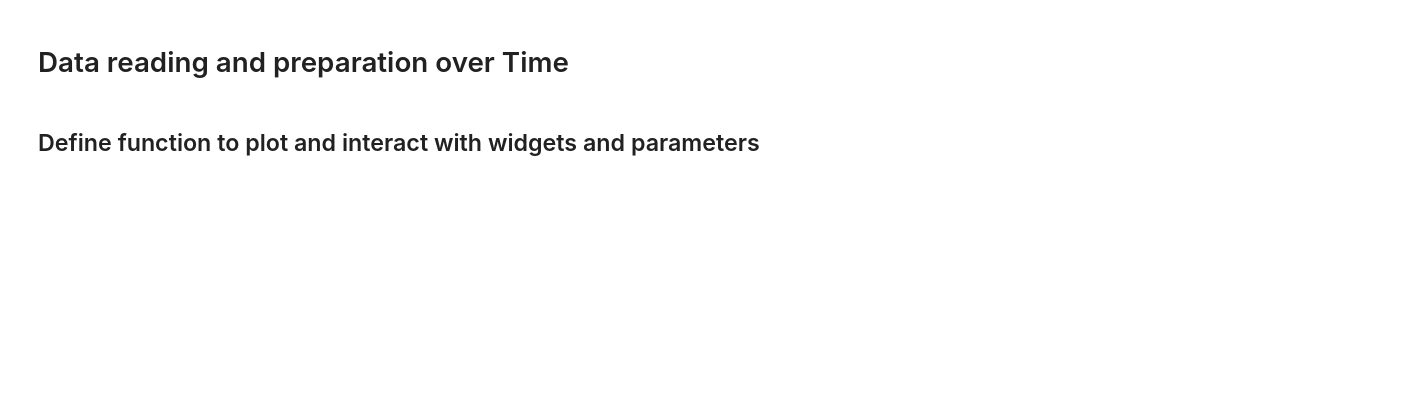
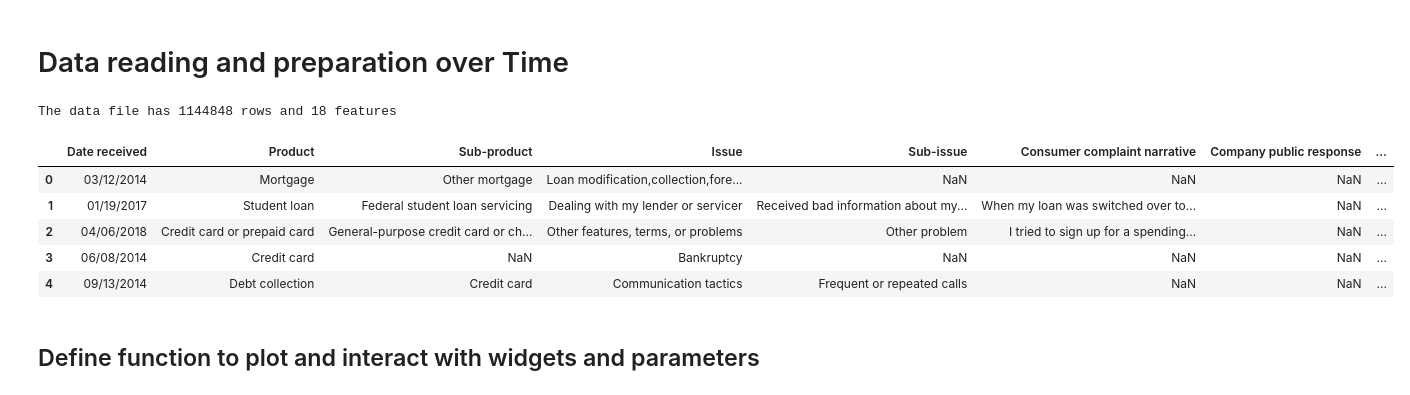
Before and after one commit to rahilhoss/Dincubator_oct2018, a Jupyter notebook: Data_incubator_plot_1_BarOverTime.ipynb, the cells around one changed output. Cells and saved outputs as stored; diff of their text form; code cells hidden in the pictures; blank space fills up the shorter version.

```diff
--- a/Data_incubator_plot_1_BarOverTime.ipynb
+++ b/Data_incubator_plot_1_BarOverTime.ipynb
@@ -1,3 +1,26 @@
 # %% [markdown]
 # Data reading and preparation over Time
+# %%
+# ----------------------data -----------------------------------------#
+# CFBP analysis
+import os
+os.chdir('C:/Users/Rahil/Documents/Data incubator application/application_Oct_2018/CFBP')
+
+path=os.getcwd()
+
+import pandas as pd
+
+
+filNames= os.listdir()
+data= pd.read_csv(path+'/'+'Consumer_Complaints.csv')
+print('The data file has %d rows and %d features'%((len(data), data.shape[1])))
+data.head()
+# %% [output]
+The data file has 1144848 rows and 18 features
+|  | Date received | Product | Sub-product | Issue | Sub-issue | Consumer complaint narrative | Company public response | ... |
+| 0 | 03/12/2014 | Mortgage | Other mortgage | Loan modification,collection,fore... | NaN | NaN | NaN | ... |
+| 1 | 01/19/2017 | Student loan | Federal student loan servicing | Dealing with my lender or servicer | Received bad information about my... | When my loan was switched over to... | NaN | ... |
+| 2 | 04/06/2018 | Credit card or prepaid card | General-purpose credit card or ch... | Other features, terms, or problems | Other problem | I tried to sign up for a spending... | NaN | ... |
+| 3 | 06/08/2014 | Credit card | NaN | Bankruptcy | NaN | NaN | NaN | ... |
+| 4 | 09/13/2014 | Debt collection | Credit card | Communication tactics | Frequent or repeated calls | NaN | NaN | ... |
 # %%
```
Also changed, not shown: parts of 5 cells of this notebook, 1 other file.
